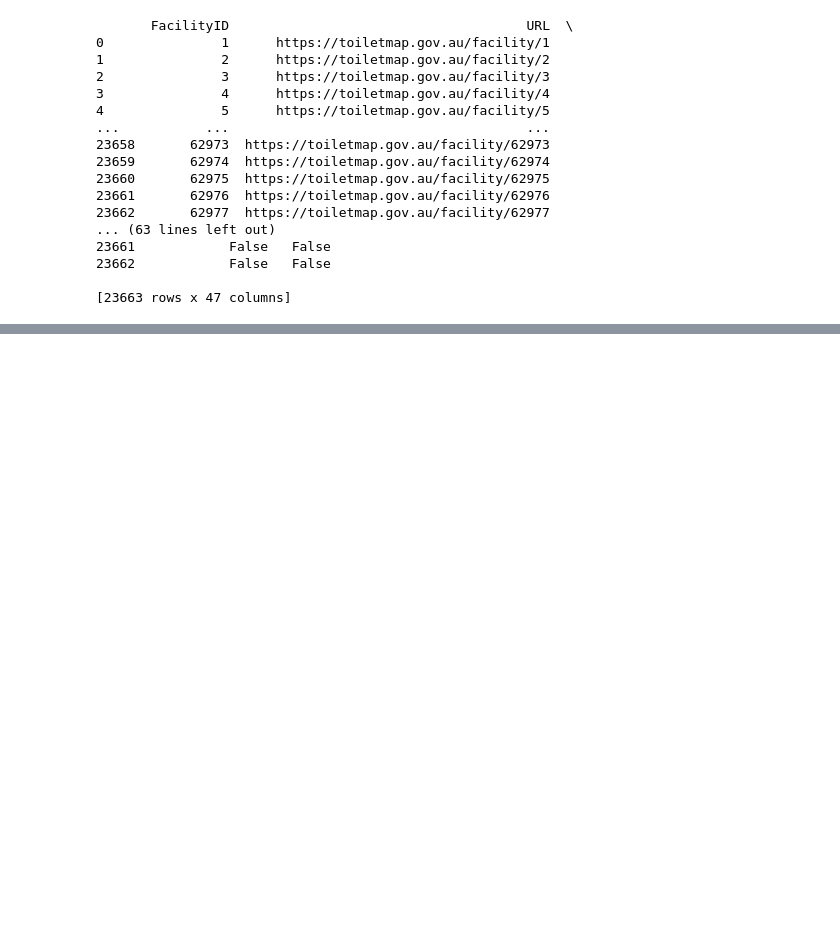
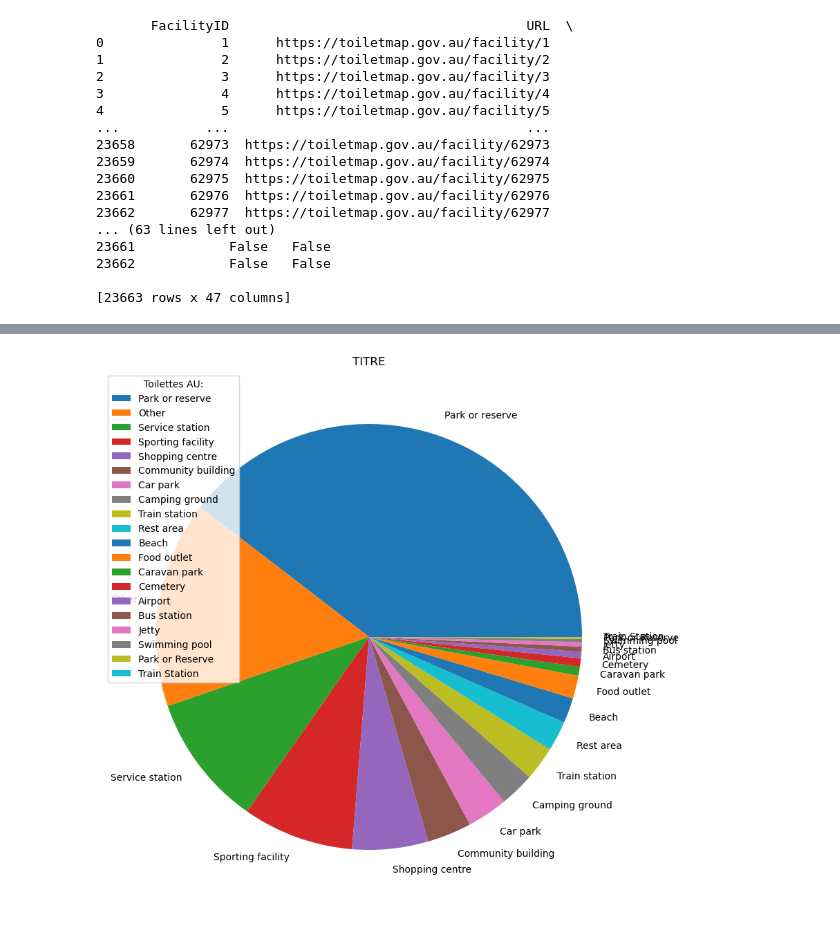
Before and after one commit to Yass8/api-flask, a Jupyter notebook: test-jupiter.ipynb, the cells around one changed output, grey strips where cells are left out. Drawn from its saved outputs; the diff is of its cells as text; code cells hidden in the pictures; blank space fills up the shorter version.

```diff
--- a/test-jupiter.ipynb
+++ b/test-jupiter.ipynb
@@ -99,0 +117,9 @@ print(datas)
+# %%
+plt.figure(figsize=(10,10))
+plt.title('TITRE')
+
+plt.pie(data_viz, labels=data_viz.index)
+plt.legend(title = "Toilettes AU:")
+plt.show()
+# %% [output]
+[figure, added]
```
Also changed, not shown: parts of 6 cells of this notebook, 1 other file.
